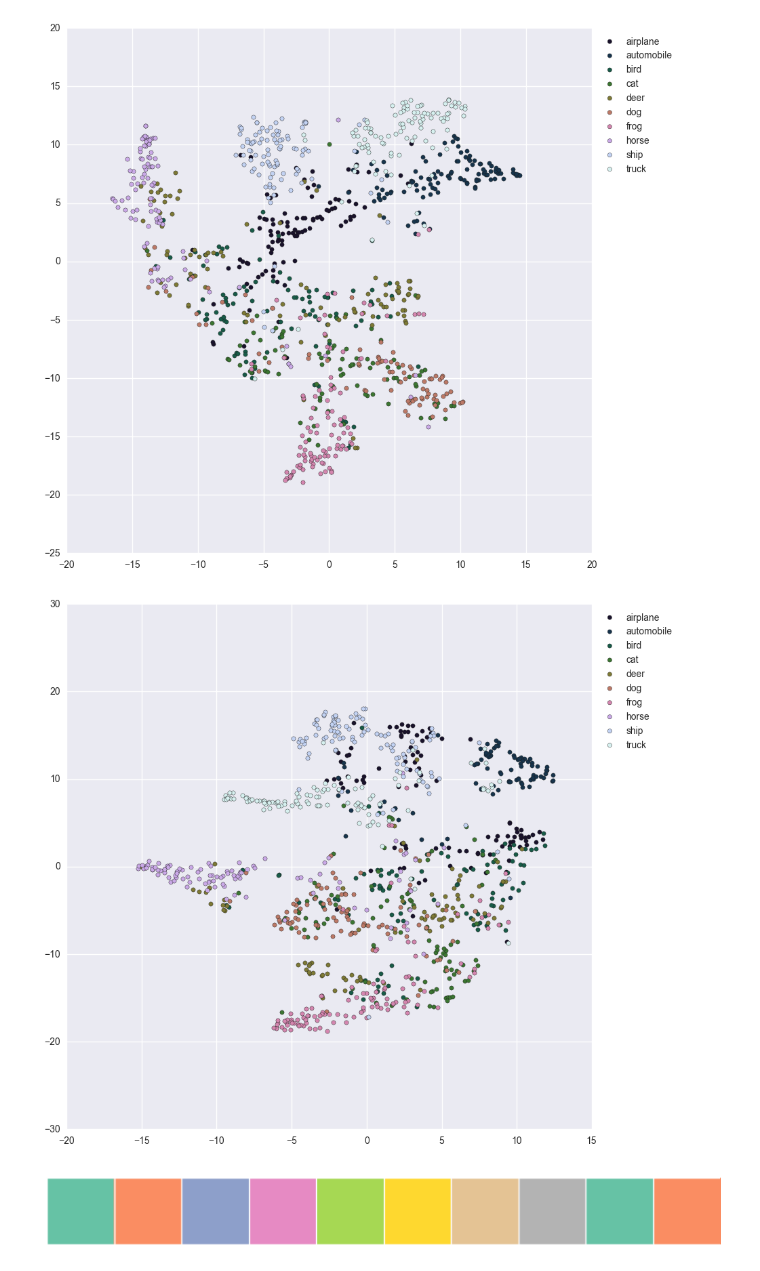
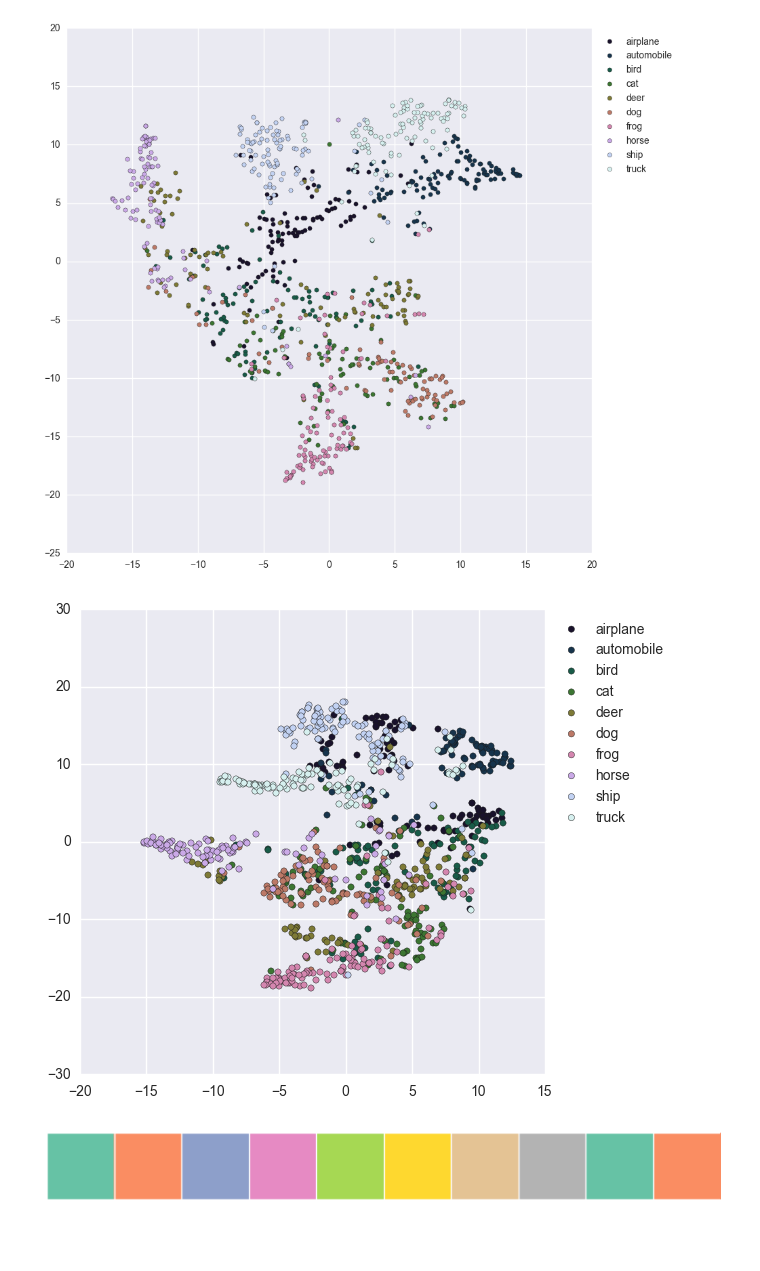
Before and after one commit to lisa-1010/semantic_convnets, a Jupyter notebook: code/t-SNE Visualizations.ipynb, the cells around one changed output. Drawn from its saved outputs; the diff is of its cells as text; code cells hidden in the pictures; blank space fills up the shorter version.

```diff
--- a/code/t-SNE Visualizations.ipynb
+++ b/code/t-SNE Visualizations.ipynb
@@ -100,19 +121,19 @@ plt.show()
 # %%
 # on test data
 # %%
-plt.figure(figsize=(10,10))
+plt.figure(figsize=(6,6))
 for label in xrange(n_classes):
     points_0, points_1 = [], []
     for i in xrange(len(dim_0)):
         if y_test[i] == label:
             points_0.append(dim_0[i])
             points_1.append(dim_1[i])
 
     plt.scatter(points_0, points_1, c=colors[label], label=label_names[label])
 plt.legend(bbox_to_anchor=(1, 1), loc='upper left', ncol=1)
 plt.show()
 # %% [output]
-[figure, old version]
+[figure, new version]
 # %%
 sns.palplot(sns.color_palette("Set2", 10))
 # %% [output]
```
Also changed, not shown: parts of 8 cells of this notebook, 1 other file.
